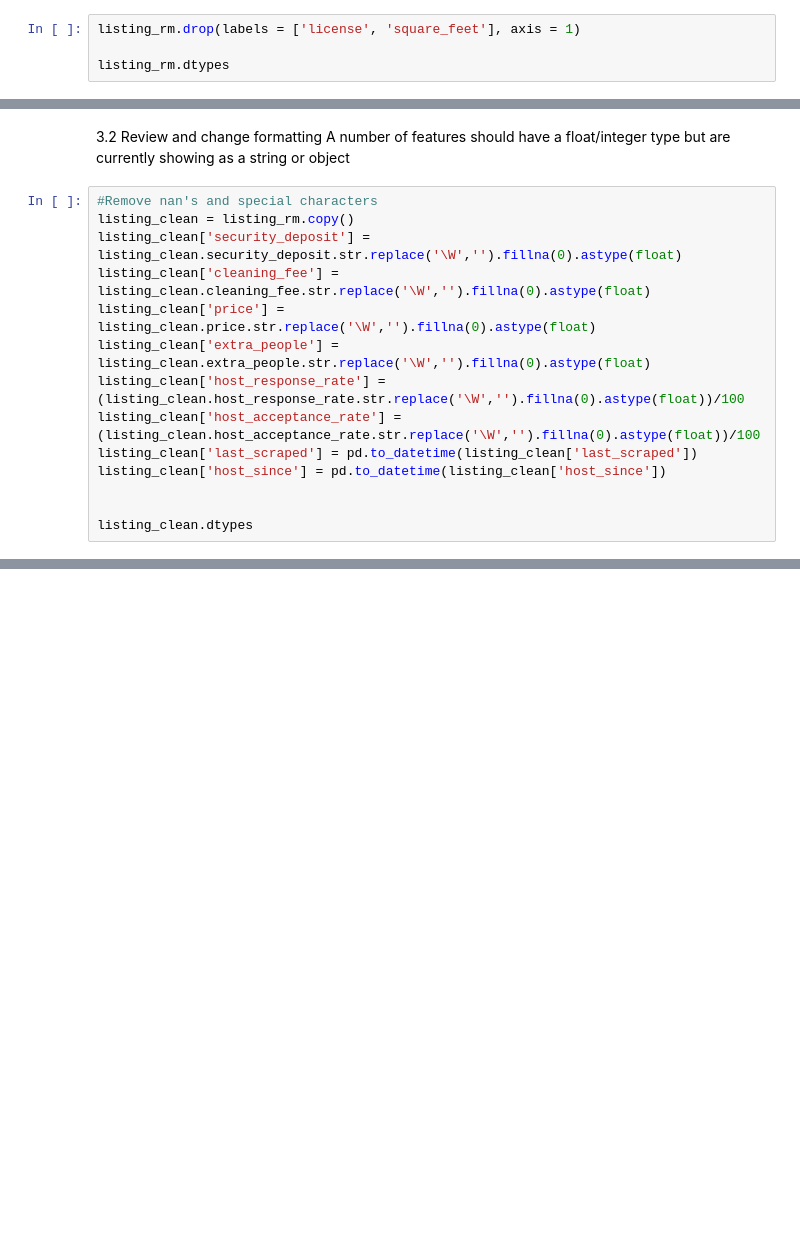
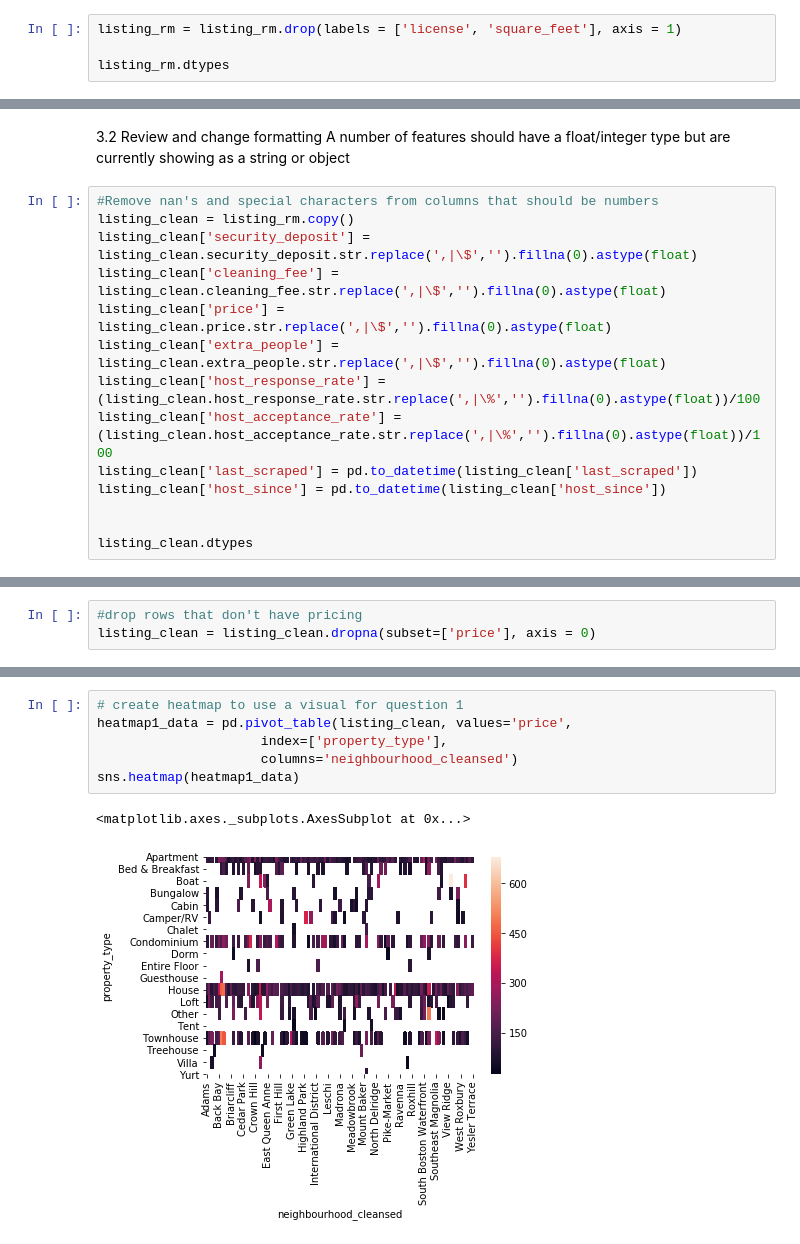
Before and after one commit to thebeachinspring/Airbnb_Data_Analysis, a Jupyter notebook: Airbnb_analysis.ipynb, the cells around one changed output, grey strips where cells are left out. Cells and saved outputs as stored; diff of their text form; blank space fills up the shorter version.

```diff
--- a/Airbnb_analysis.ipynb
+++ b/Airbnb_analysis.ipynb
@@ -210,7 +211,7 @@ review_scores_communication    0.198433
 dtype: float64
 [figure]
 # %%
-listing_rm.drop(labels = ['license', 'square_feet'], axis = 1)
+listing_rm = listing_rm.drop(labels = ['license', 'square_feet'], axis = 1)
 
 listing_rm.dtypes
 # %% [output]
@@ -235,14 +236,14 @@ dtype: object
 3.2 Review and change formatting
 A number of features should have a float/integer type but are currently showing as a string or object
 # %%
-#Remove nan's and special characters
+#Remove nan's and special characters from columns that should be numbers
 listing_clean = listing_rm.copy()
-listing_clean['security_deposit'] = listing_clean.security_deposit.str.replace('\W','').fillna(0).astype(float)
-listing_clean['cleaning_fee'] = listing_clean.cleaning_fee.str.replace('\W','').fillna(0).astype(float)
-listing_clean['price'] = listing_clean.price.str.replace('\W','').fillna(0).astype(float)
-listing_clean['extra_people'] = listing_clean.extra_people.str.replace('\W','').fillna(0).astype(float)
-listing_clean['host_response_rate'] = (listing_clean.host_response_rate.str.replace('\W','').fillna(0).astype(float))/100
-listing_clean['host_acceptance_rate'] = (listing_clean.host_acceptance_rate.str.replace('\W','').fillna(0).astype(float))/100
+listing_clean['security_deposit'] = listing_clean.security_deposit.str.replace(',|\$','').fillna(0).astype(float)
+listing_clean['cleaning_fee'] = listing_clean.cleaning_fee.str.replace(',|\$','').fillna(0).astype(float)
+listing_clean['price'] = listing_clean.price.str.replace(',|\$','').fillna(0).astype(float)
+listing_clean['extra_people'] = listing_clean.extra_people.str.replace(',|\$','').fillna(0).astype(float)
+listing_clean['host_response_rate'] = (listing_clean.host_response_rate.str.replace(',|\%','').fillna(0).astype(float))/100
+listing_clean['host_acceptance_rate'] = (listing_clean.host_acceptance_rate.str.replace(',|\%','').fillna(0).astype(float))/100
 listing_clean['last_scraped'] = pd.to_datetime(listing_clean['last_scraped'])
 listing_clean['host_since'] = pd.to_datetime(listing_clean['host_since'])
 
@@ -266,3 +267,6 @@ require_guest_phone_verification            object
 calculated_host_listings_count               int64
 reviews_per_month                          float64
 dtype: object
+# %%
+#drop rows that don't have pricing
+listing_clean = listing_clean.dropna(subset=['price'], axis = 0)
@@ -268,0 +312,9 @@ dtype: object
+# %%
+# create heatmap to use a visual for question 1
+heatmap1_data = pd.pivot_table(listing_clean, values='price',
+                     index=['property_type'],
+                     columns='neighbourhood_cleansed')
+sns.heatmap(heatmap1_data)
+# %% [output]
+<matplotlib.axes._subplots.AxesSubplot at 0x...>
+[figure, added]
```
Also changed, not shown: parts of 21 cells of this notebook, 1 other file.
